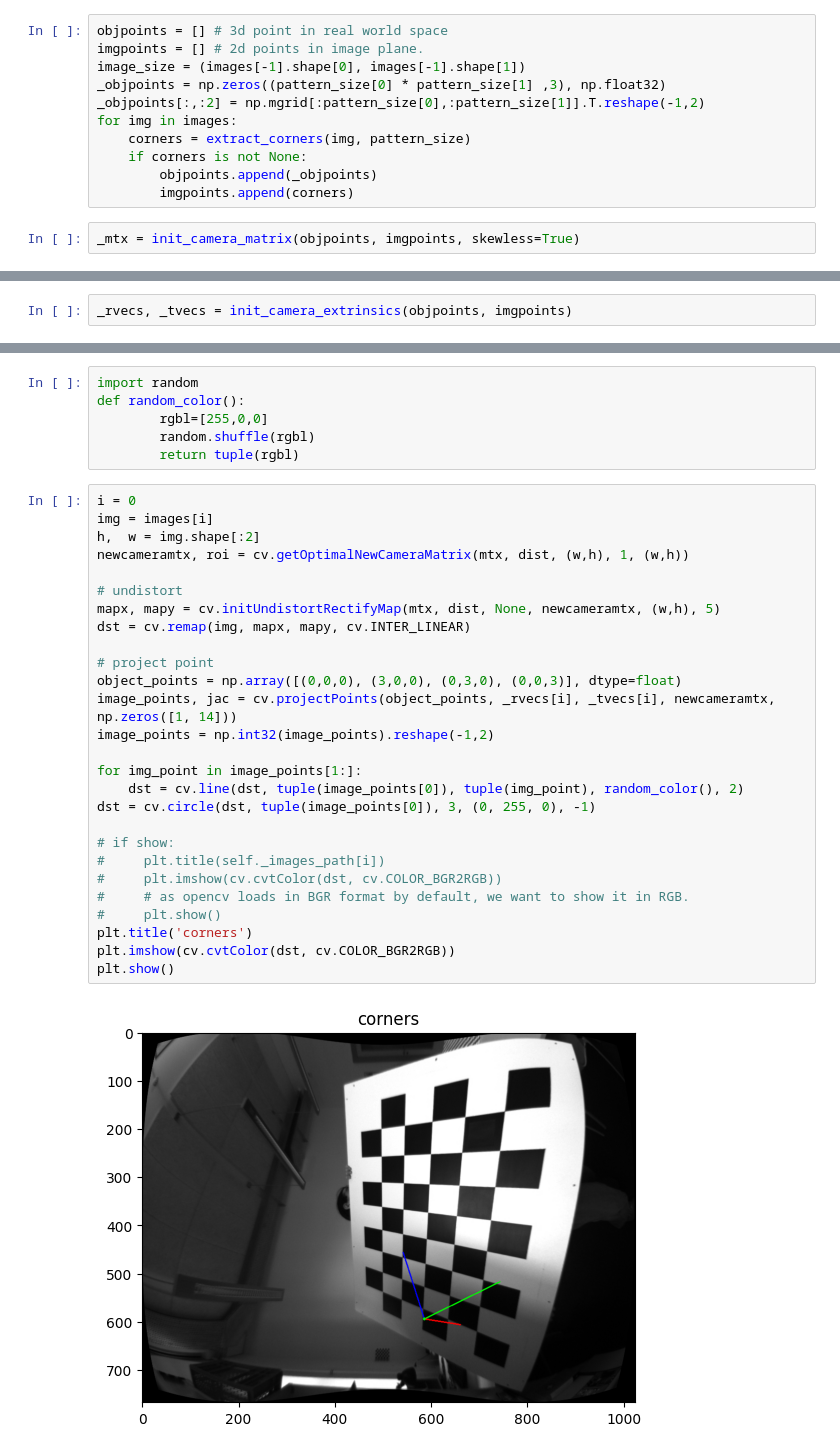
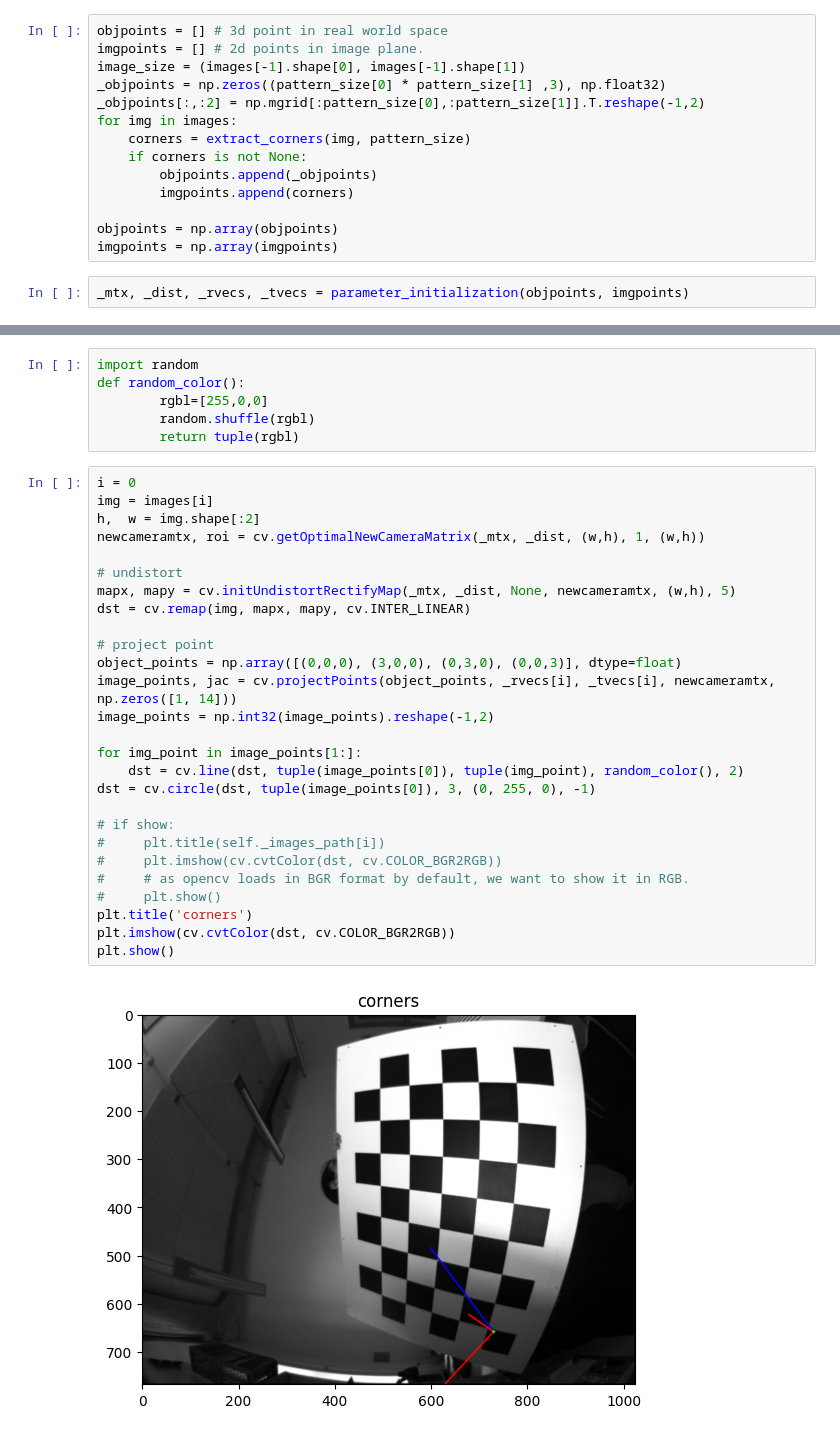
Before and after one commit to EthanHistory/Camera-Calibration, a Jupyter notebook: test_initialization.ipynb, the cells around one changed output, grey strips where cells are left out. Saved outputs shown, nothing was run; the diff lists cells and outputs as text.

```diff
--- a/test_initialization.ipynb
+++ b/test_initialization.ipynb
@@ -37,8 +37,11 @@ for img in images:
     if corners is not None:
         objpoints.append(_objpoints)
         imgpoints.append(corners)
+
+objpoints = np.array(objpoints)
+imgpoints = np.array(imgpoints)
 # %%
-_mtx = init_camera_matrix(objpoints, imgpoints, skewless=True)
+_mtx, _dist, _rvecs, _tvecs = parameter_initialization(objpoints, imgpoints)
 # %%
 mtx = cv.initCameraMatrix2D(objpoints, imgpoints, image_size)
 # %%
@@ -59,3 +62 @@ Diff = [[-512.70611268    0.          246.00514477]
  [   0.            0.            0.        ]]
-# %%
-_rvecs, _tvecs = init_camera_extrinsics(objpoints, imgpoints)
@@ -71,29 +69,29 @@ def random_color():
 # %%
 i = 0
 img = images[i]
 h,  w = img.shape[:2]
-newcameramtx, roi = cv.getOptimalNewCameraMatrix(mtx, dist, (w,h), 1, (w,h))
+newcameramtx, roi = cv.getOptimalNewCameraMatrix(_mtx, _dist, (w,h), 1, (w,h))
 
 # undistort
-mapx, mapy = cv.initUndistortRectifyMap(mtx, dist, None, newcameramtx, (w,h), 5)
+mapx, mapy = cv.initUndistortRectifyMap(_mtx, _dist, None, newcameramtx, (w,h), 5)
 dst = cv.remap(img, mapx, mapy, cv.INTER_LINEAR)
 
 # project point
 object_points = np.array([(0,0,0), (3,0,0), (0,3,0), (0,0,3)], dtype=float)
 image_points, jac = cv.projectPoints(object_points, _rvecs[i], _tvecs[i], newcameramtx, np.zeros([1, 14]))
 image_points = np.int32(image_points).reshape(-1,2)
 
 for img_point in image_points[1:]:
     dst = cv.line(dst, tuple(image_points[0]), tuple(img_point), random_color(), 2)
 dst = cv.circle(dst, tuple(image_points[0]), 3, (0, 255, 0), -1)
 
 # if show:
 #     plt.title(self._images_path[i])
 #     plt.imshow(cv.cvtColor(dst, cv.COLOR_BGR2RGB))
 #     # as opencv loads in BGR format by default, we want to show it in RGB.
 #     plt.show()
 plt.title('corners')
 plt.imshow(cv.cvtColor(dst, cv.COLOR_BGR2RGB))
 plt.show()
 # %% [output]
-[figure, old version]
+[figure, new version]
```
Also changed, not shown: parts of 4 cells of this notebook, 2 other files.
